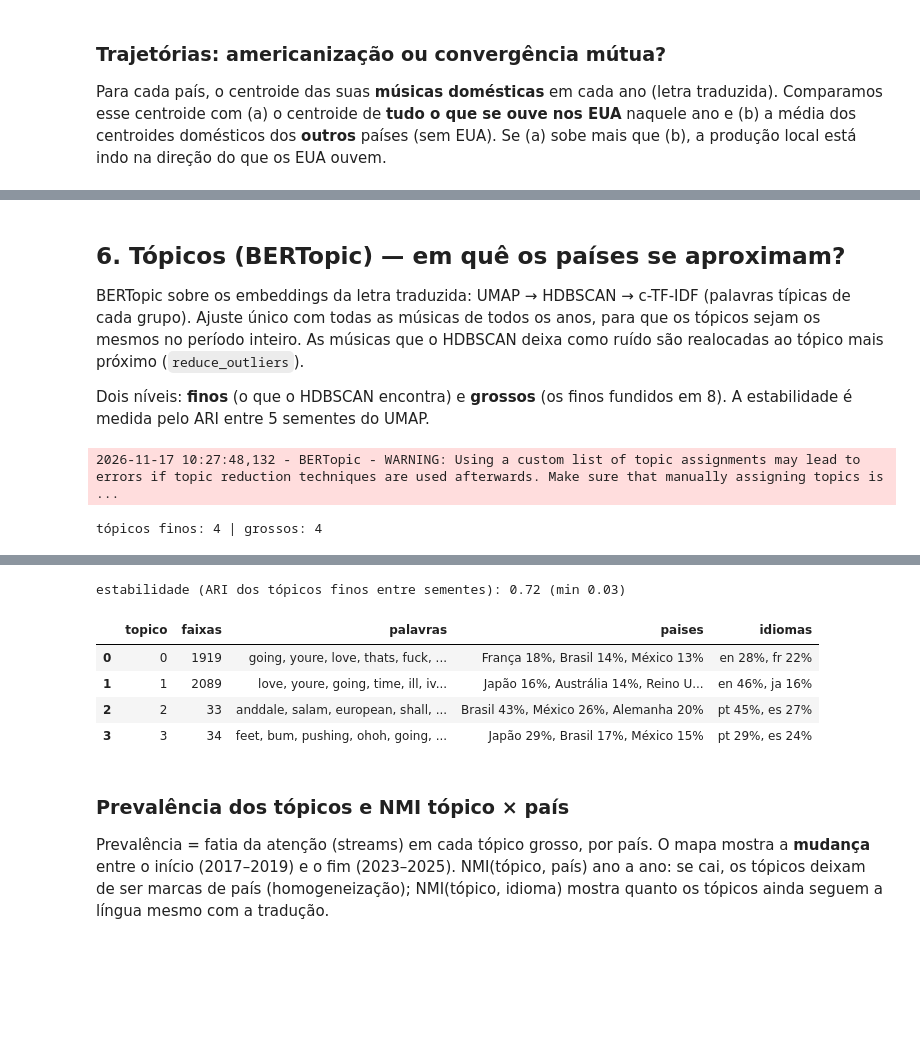
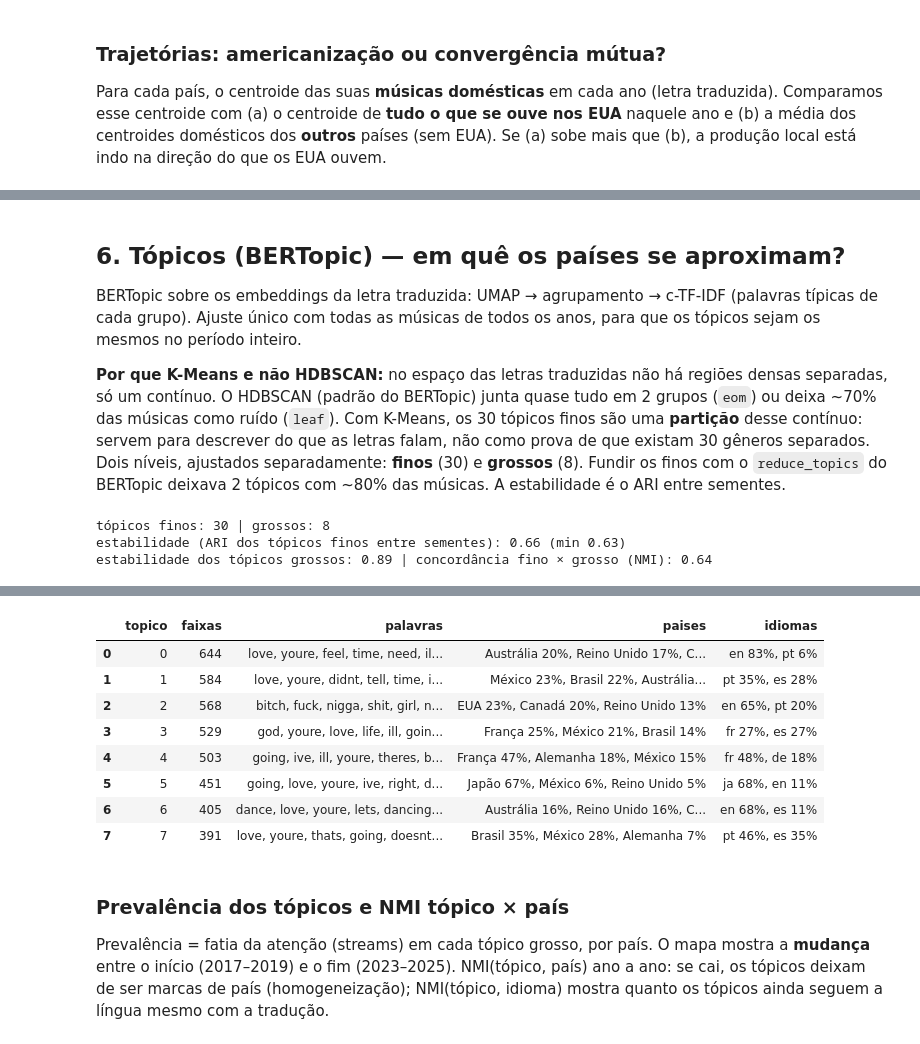
Before and after one commit to besome/SocialComp, a Jupyter notebook: pipelineHipoteses.ipynb, the cells around one changed output, grey strips where cells are left out. Drawn from its saved outputs; the diff is of its cells as text; code cells hidden in the pictures; blank space fills up the shorter version.

```diff
--- a/pipelineHipoteses.ipynb
+++ b/pipelineHipoteses.ipynb
@@ -566,43 +566,43 @@ traj.to_csv(PASTA_RES / "h1_trajetorias.csv", index=False)
 # %% [markdown]
 ## 6. Tópicos (BERTopic) — em quê os países se aproximam?
 
-BERTopic sobre os embeddings da letra traduzida: UMAP → HDBSCAN → c-TF-IDF (palavras típicas de cada grupo). Ajuste
-único com todas as músicas de todos os anos, para que os tópicos sejam os mesmos no período inteiro. As músicas que o
-HDBSCAN deixa como ruído são realocadas ao tópico mais próximo (`reduce_outliers`).
+BERTopic sobre os embeddings da letra traduzida: UMAP → agrupamento → c-TF-IDF (palavras típicas de cada grupo).
+Ajuste único com todas as músicas de todos os anos, para que os tópicos sejam os mesmos no período inteiro.
 
-Dois níveis: **finos** (o que o HDBSCAN encontra) e **grossos** (os finos fundidos em 8). A estabilidade é medida
-pelo ARI entre 5 sementes do UMAP.
+**Por que K-Means e não HDBSCAN:** no espaço das letras traduzidas não há regiões densas separadas, só um contínuo. O
+HDBSCAN (padrão do BERTopic) junta quase tudo em 2 grupos (`eom`) ou deixa ~70% das músicas como ruído (`leaf`). Com
+K-Means, os 30 tópicos finos são uma **partição** desse contínuo: servem para descrever do que as letras falam, não
+como prova de que existam 30 gêneros separados. Dois níveis, ajustados separadamente: **finos** (30) e **grossos** (8). Fundir os finos
+com o `reduce_topics` do BERTopic deixava 2 tópicos com ~80% das músicas. A estabilidade é o ARI entre sementes.
 # %%
 from bertopic import BERTopic
 from umap import UMAP
-from hdbscan import HDBSCAN
+from sklearn.cluster import KMeans
 from sklearn.feature_extraction.text import CountVectorizer, ENGLISH_STOP_WORDS
 
-MIN_TOPICO = 25
+N_TOPICOS = 30
 PALAVRAS_VAZIAS = list(ENGLISH_STOP_WORDS | {"oh", "ooh", "yeah", "ya", "yo", "la", "na", "da", "eh", "ah", "uh", "hey",
     "woah", "whoa", "mm", "hmm", "ay", "ey", "gonna", "wanna", "gotta", "got", "just", "like", "know", "don", "ll",
     "ve", "re", "let", "come", "say", "said", "make", "cause", "baby", "want", "get", "go", "im", "dont", "aint"})
 docs = faixas["letra_en_limpa"].tolist()
 
-def ajusta_bertopic(semente):
+def ajusta_bertopic(semente, k=N_TOPICOS):
     m = BERTopic(umap_model=UMAP(n_neighbors=15, n_components=5, min_dist=0.0, metric="cosine", random_state=semente),
-                 hdbscan_model=HDBSCAN(min_cluster_size=MIN_TOPICO, metric="euclidean", cluster_selection_method="eom",
-                                       prediction_data=True),
+                 hdbscan_model=KMeans(k, n_init=10, random_state=semente),
                  vectorizer_model=CountVectorizer(stop_words=PALAVRAS_VAZIAS, min_df=1, token_pattern=r"(?u)\b[a-z]{3,}\b"),
                  calculate_probabilities=False, verbose=False)
     top, _ = m.fit_transform(docs, Xt)
-    top = m.reduce_outliers(docs, top, strategy="embeddings", embeddings=Xt)
-    m.update_topics(docs, topics=top, vectorizer_model=m.vectorizer_model)
     return m, np.array(top)
 
 tm, top_fino = ajusta_bertopic(SEED)
-tm_grosso = copy.deepcopy(tm)
-tm_grosso.reduce_topics(docs, nr_topics=8)
-top_grosso = np.array(tm_grosso.topics_)
+tm_grosso, top_grosso = ajusta_bertopic(SEED, 8)
 print(f"tópicos finos: {len(set(top_fino))} | grossos: {len(set(top_grosso))}")
 
 ari = [adjusted_rand_score(top_fino, ajusta_bertopic(s)[1]) for s in [7, 123, 2024, 99]]
 print(f"estabilidade (ARI dos tópicos finos entre sementes): {np.mean(ari):.2f} (min {np.min(ari):.2f})")
+ari_g = [adjusted_rand_score(top_grosso, ajusta_bertopic(s, 8)[1]) for s in [7, 123]]
+print(f"estabilidade dos tópicos grossos: {np.mean(ari_g):.2f} | concordância fino × grosso (NMI): "
+      f"{normalized_mutual_info_score(top_fino, top_grosso):.2f}")
 
 def resumo_topicos(modelo, rot):
     linhas = []
@@ -622,5 +622,6 @@ top_g.to_csv(PASTA_RES / "topicos_grossos.csv", index=False); top_f.to_csv(PASTA
 d["topico"] = d["track_id"].map(dict(zip(faixas.index, top_grosso)))
 d["topico_fino"] = d["track_id"].map(dict(zip(faixas.index, top_fino)))
 # %% [output]
-2026-11-17 10:27:48,132 - BERTopic - WARNING: Using a custom list of topic assignments may lead to errors if topic reduction techniques are used afterwards. Make sure that manually assigning topics is ...
+tópicos finos: 30 | grossos: 8
+estabilidade (ARI dos tópicos finos entre sementes): 0.66 (min 0.63)
+estabilidade dos tópicos grossos: 0.89 | concordância fino × grosso (NMI): 0.64
-tópicos finos: 4 | grossos: 4
@@ -631,9 +628,12 @@ tópicos finos: 4 | grossos: 4
-estabilidade (ARI dos tópicos finos entre sementes): 0.72 (min 0.03)
 |  | topico | faixas | palavras | paises | idiomas |
-| 0 | 0 | 1919 | going, youre, love, thats, fuck, ... | França 18%, Brasil 14%, México 13% | en 28%, fr 22% |
-| 1 | 1 | 2089 | love, youre, going, time, ill, iv... | Japão 16%, Austrália 14%, Reino U... | en 46%, ja 16% |
-| 2 | 2 | 33 | anddale, salam, european, shall, ... | Brasil 43%, México 26%, Alemanha 20% | pt 45%, es 27% |
-| 3 | 3 | 34 | feet, bum, pushing, ohoh, going, ... | Japão 29%, Brasil 17%, México 15% | pt 29%, es 24% |
+| 0 | 0 | 644 | love, youre, feel, time, need, il... | Austrália 20%, Reino Unido 17%, C... | en 83%, pt 6% |
+| 1 | 1 | 584 | love, youre, didnt, tell, time, i... | México 23%, Brasil 22%, Austrália... | pt 35%, es 28% |
+| 2 | 2 | 568 | bitch, fuck, nigga, shit, girl, n... | EUA 23%, Canadá 20%, Reino Unido 13% | en 65%, pt 20% |
+| 3 | 3 | 529 | god, youre, love, life, ill, goin... | França 25%, México 21%, Brasil 14% | fr 27%, es 27% |
+| 4 | 4 | 503 | going, ive, ill, youre, theres, b... | França 47%, Alemanha 18%, México 15% | fr 48%, de 18% |
+| 5 | 5 | 451 | going, love, youre, ive, right, d... | Japão 67%, México 6%, Reino Unido 5% | ja 68%, en 11% |
+| 6 | 6 | 405 | dance, love, youre, lets, dancing... | Austrália 16%, Reino Unido 16%, C... | en 68%, es 11% |
+| 7 | 7 | 391 | love, youre, thats, going, doesnt... | Brasil 35%, México 28%, Alemanha 7% | pt 46%, es 35% |
 # %% [markdown]
 ### Prevalência dos tópicos e NMI tópico × país
 
```
Also changed, not shown: parts of 11 cells of this notebook, 32 other files.
